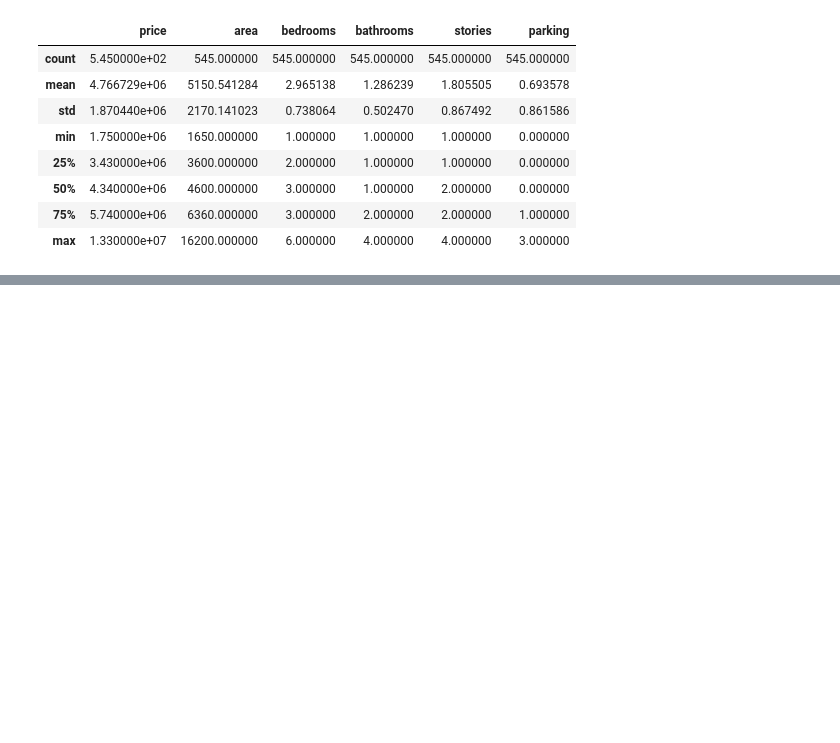
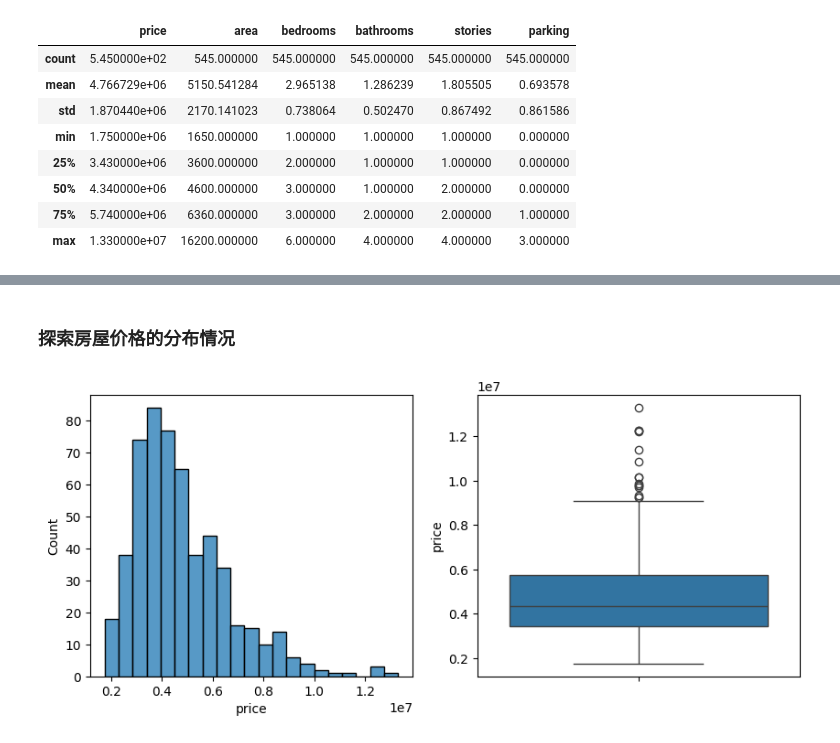
Before and after one commit to whywesson/Python-Data-Analysis, a Jupyter notebook: 04 项目实战 _ 用线性回归预测房价数据.ipynb, the cells around one changed output, grey strips where cells are left out. Cells and saved outputs as stored; diff of their text form; code cells hidden in the pictures; blank space fills up the shorter version.

```diff
--- a/04 项目实战 _ 用线性回归预测房价数据.ipynb
+++ b/04 项目实战 _ 用线性回归预测房价数据.ipynb
@@ -235,3 +227,0 @@ cleaned_data.describe()
-# %%
-#设置色盘为"pastel"
-sns.set_palette('pastel')
@@ -655,0 +248,9 @@ dtype: float64
+# %% [markdown]
+### 探索房屋价格的分布情况
+# %%
+fig,axes = plt.subplots(1,2, figsize=(10,4))
+sns.histplot(cleaned_data, x="price", ax=axes[0])
+sns.boxplot(data = cleaned_data, y="price",ax=axes[1])
+plt.show()
+# %% [output]
+[figure, added]
```
Also changed, not shown: parts of 217 cells of this notebook.
